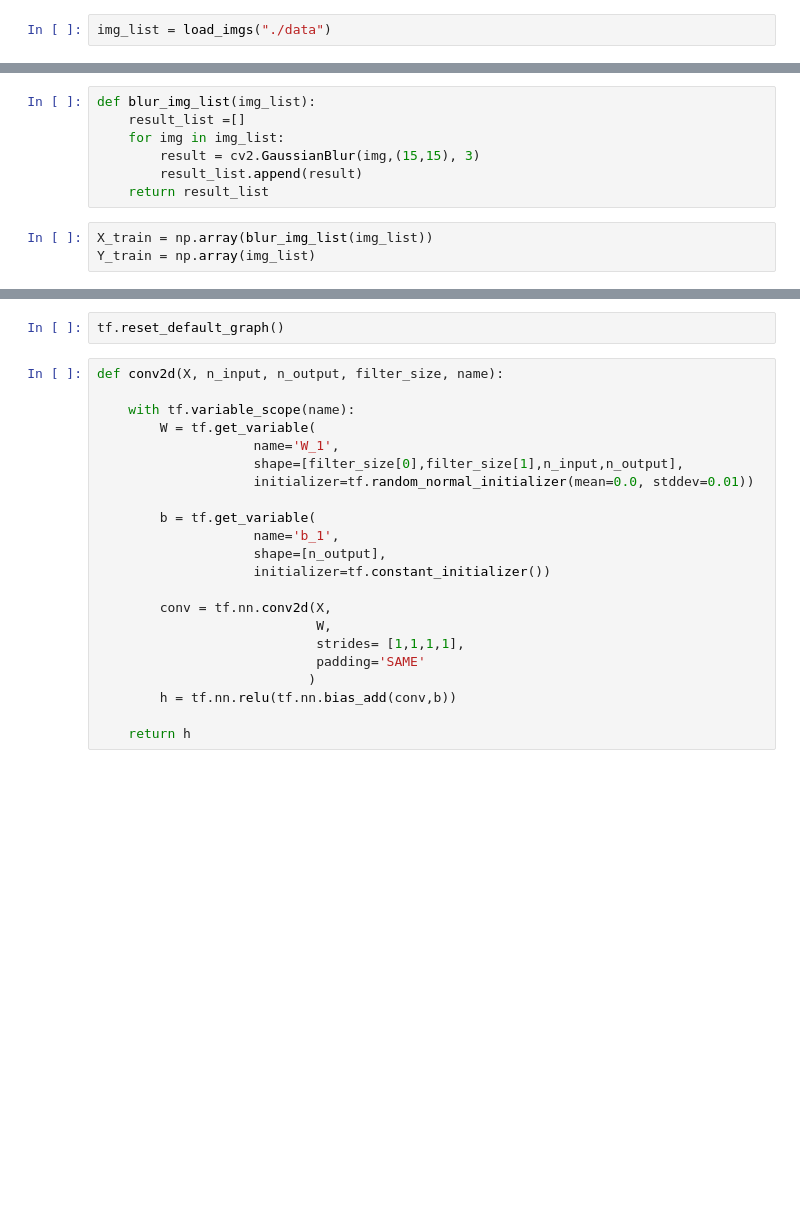
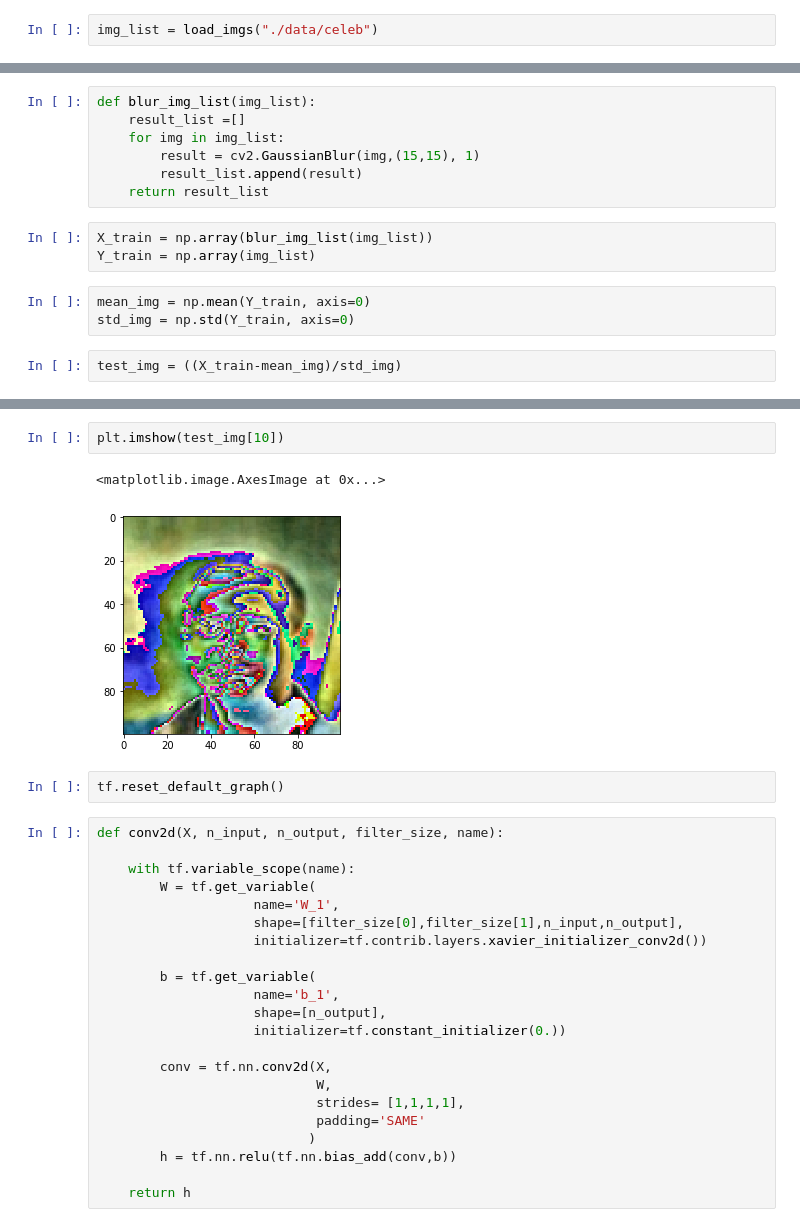
Before and after one commit to goddoe/super-resolution, a Jupyter notebook: src/super_resolution.ipynb, the cells around one changed output, grey strips where cells are left out. Saved outputs shown, nothing was run; the diff lists cells and outputs as text; blank space fills up the shorter version.

```diff
--- a/src/super_resolution.ipynb
+++ b/src/super_resolution.ipynb
@@ -23,6 +29,6 @@ def load_imgs(dir_path):
         img_list.append(img)
     return img_list
 # %%
-img_list = load_imgs("./data")
+img_list = load_imgs("./data/celeb")
 # %%
 plt.imshow(img_list[0])
@@ -30,11 +39,16 @@ plt.imshow(img_list[0])
 def blur_img_list(img_list):
     result_list =[]
     for img in img_list:
-        result = cv2.GaussianBlur(img,(15,15), 3)
+        result = cv2.GaussianBlur(img,(15,15), 1)
         result_list.append(result)
     return result_list
 # %%
 X_train = np.array(blur_img_list(img_list))
 Y_train = np.array(img_list)
+# %%
+mean_img = np.mean(Y_train, axis=0)
+std_img = np.std(Y_train, axis=0)
+# %%
+test_img = ((X_train-mean_img)/std_img)
 # %%
 plt.imshow(X_train[10])
@@ -43,3 +63,8 @@ plt.imshow(Y_train[10])
+# %%
+plt.imshow(test_img[10])
+# %% [output]
+<matplotlib.image.AxesImage at 0x...>
+[figure, added]
 # %%
 tf.reset_default_graph()
 # %%
@@ -49,12 +74,12 @@ def conv2d(X, n_input, n_output, filter_size, name):
         W = tf.get_variable(
                     name='W_1',
                     shape=[filter_size[0],filter_size[1],n_input,n_output],
-                    initializer=tf.random_normal_initializer(mean=0.0, stddev=0.01))
+                    initializer=tf.contrib.layers.xavier_initializer_conv2d())
 
         b = tf.get_variable(
                     name='b_1',
                     shape=[n_output],
-                    initializer=tf.constant_initializer())
+                    initializer=tf.constant_initializer(0.))
 
         conv = tf.nn.conv2d(X,
                             W,
```
Also changed, not shown: parts of 23 cells of this notebook, 8 other files.
